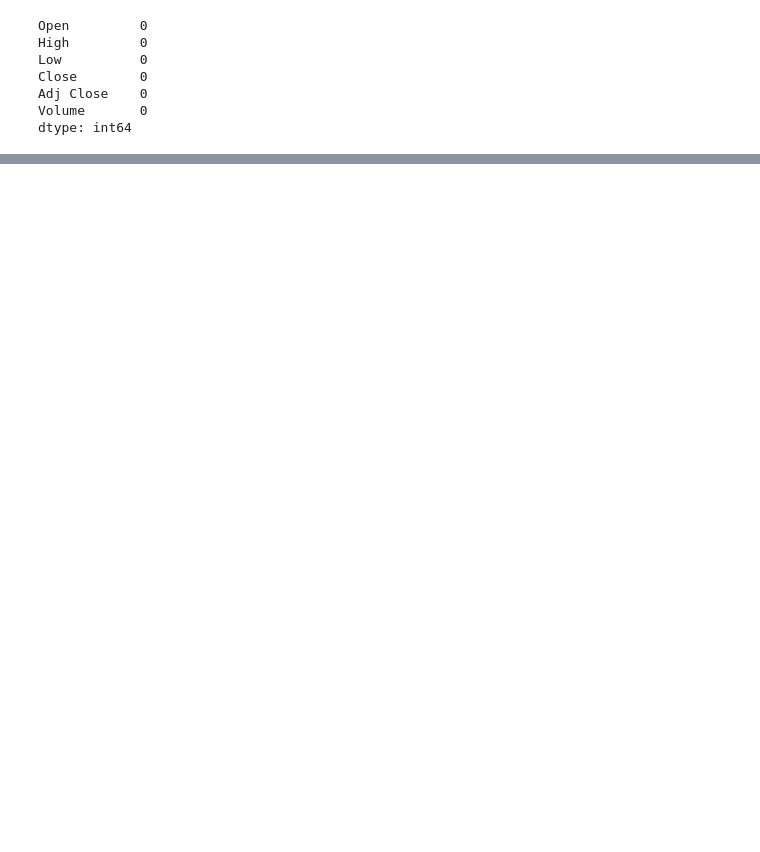
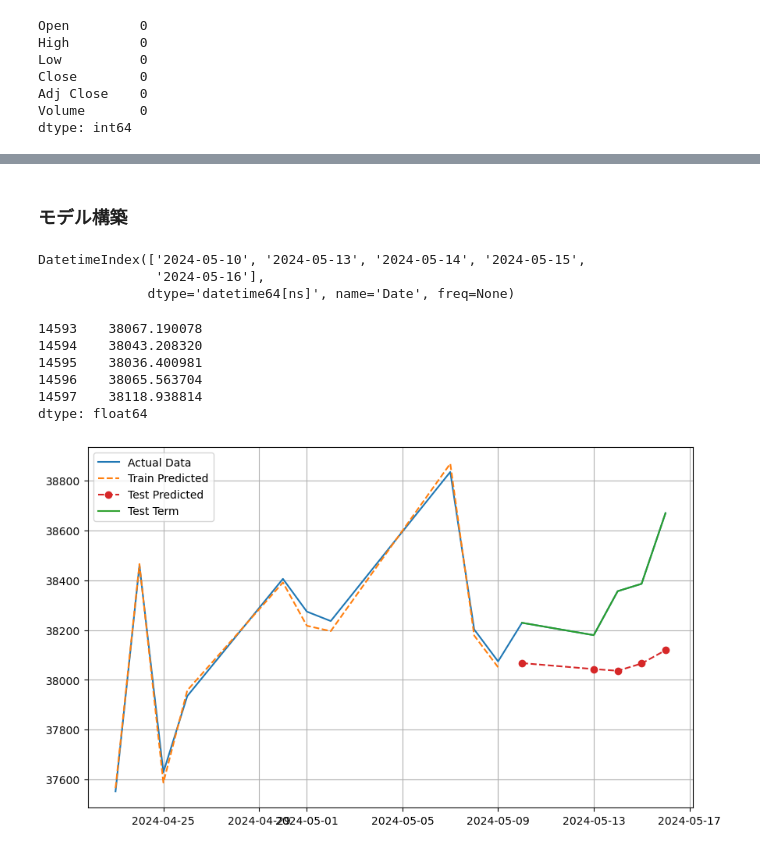
Before and after one commit to 06yako14/stock-prediction, a Jupyter notebook: src/nikkei225.ipynb, the cells around one changed output, grey strips where cells are left out. Drawn from its saved outputs; the diff is of its cells as text; code cells hidden in the pictures; blank space fills up the shorter version.

```diff
--- a/src/nikkei225.ipynb
+++ b/src/nikkei225.ipynb
@@ -202,0 +215,9 @@ plt.show()
+# %%
+# 訓練データとテストデータを準備
+# 5営業日を予測
+len_test = 5
+train_df = nikkei[:len(nikkei) - len_test]
+test_df = nikkei[len(nikkei) - len_test:]
+# cutoff_date = pd.Timestamp('2023-12-31')
+# train_df = nikkei[nikkei.index <= cutoff_date]
+# test_df = nikkei[nikkei.index > cutoff_date]
@@ -202,0 +251,58 @@ plt.show()
+# %% [markdown]
+### モデル構築
+# %%
+test_df.index
+# %% [output]
+DatetimeIndex(['2024-05-10', '2024-05-13', '2024-05-14', '2024-05-15',
+               '2024-05-16'],
+              dtype='datetime64[ns]', name='Date', freq=None)
+# %%
+fig, ax = plt.subplots(figsize=(10, 6), dpi=100)
+
+min_lag = 30
+# ar_model = AutoReg(train_df['Close'], lags=min_lag)
+ar_model = AutoReg(train_df['Close'], lags=min_lag).fit()#, exog=train_df.drop(columns=['Close', 'Adj Close'])).fit()
+# forecast = ar_model.forecast(len_test*2)#, exog=test_df.drop(columns=['Close', 'Adj Close']))
+
+train_predict = ar_model.predict(start=len(train_df) - 10 + 1, end=len(train_df))
+test_predict = ar_model.predict(start=len(train_df) + 1, end=len(train_df) + 5)
+print(test_predict)
+
+# date_index = ['2024-05-09','2024-05-10','2024-05-13','2024-05-14','2024-05-15','2024-05-16','2024-05-17','2024-05-18','2024-05-20','2024-05-21']
+# date_index = ['2024-04-30', '2024-05-01', '2024-05-02', '2024-05-07','2024-05-08', '2024-05-09', '2024-05-10', '2024-05-13','2024-05-14', '2024-05-15']
+# date_index = ['2024-05-09','2024-05-10','2024-05-13','2024-05-14','2024-05-15']
+# date_index = ['2024-05-16','2024-05-17','2024-05-18','2024-05-20','2024-05-21']
+
+# forecast_df = pd.DataFrame({'Date'      :date_index,
+#                             'Predicted' :forecast
+#                             })
+# forecast_df['Date'] = pd.to_datetime(forecast_df['Date'])
+# forecast_df = forecast_df.set_index('Date')
+
+train_predict_df = pd.DataFrame({'Date'       :train_df.tail(10).index,
+                                 'train_predicted'  :train_predict}).set_index('Date')
+
+test_predict_df = pd.DataFrame({'Date'          :test_df.head(5).index,
+                                'test_predicted':test_predict}).set_index('Date')
+predict_df = pd.concat([train_predict_df, test_predict_df])
+
+start_date = '2024-4-22'
+ax.plot(nikkei[nikkei.index > start_date].index, nikkei['Close'][nikkei.index > start_date], color='tab:blue', label="Actual Data")
+# ax.plot(train_df['Close'], color='tab:green', label="test term")
+ax.plot(predict_df.index, predict_df['train_predicted'], ls="--", color='tab:orange', label="Train Predicted")
+ax.plot(predict_df.index, predict_df['test_predicted'], ls="--",marker="o", color='tab:red', label="Test Predicted")
+
+# ax.plot(nikkei['Close'][nikkei.index > '2024-4-1'], color='tab:blue', label="actual data")
+ax.plot(test_df.index, test_df['Close'], color='tab:green', label="Test Term")
+# ax.plot(forecast_df.index, forecast_df['Predicted'], ls="--", color='tab:red', label="predicted")
+ax.legend(loc='best')
+ax.grid()
+plt.show()
+# %% [output]
+14593    38067.190078
+14594    38043.208320
+14595    38036.400981
+14596    38065.563704
+14597    38118.938814
+dtype: float64
+[figure, added]
```
Also changed, not shown: parts of 15 cells of this notebook, 1 other file.
